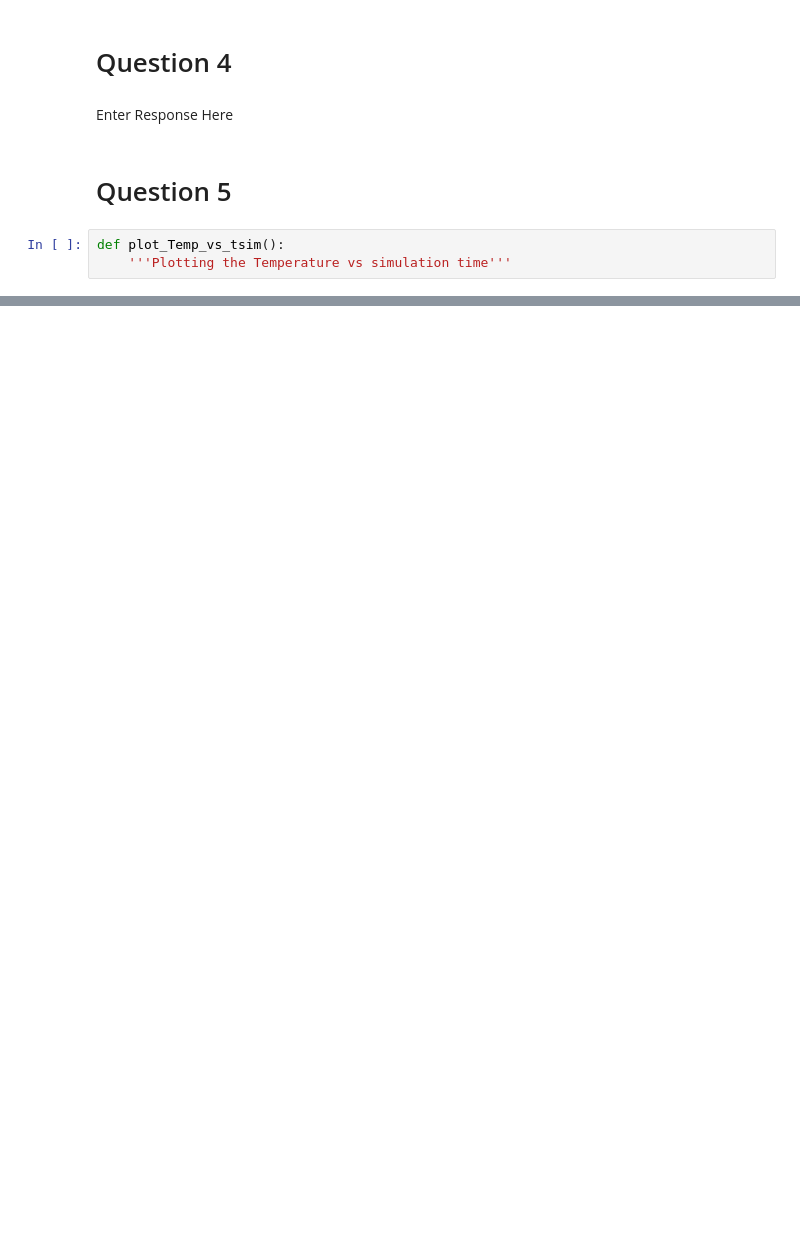
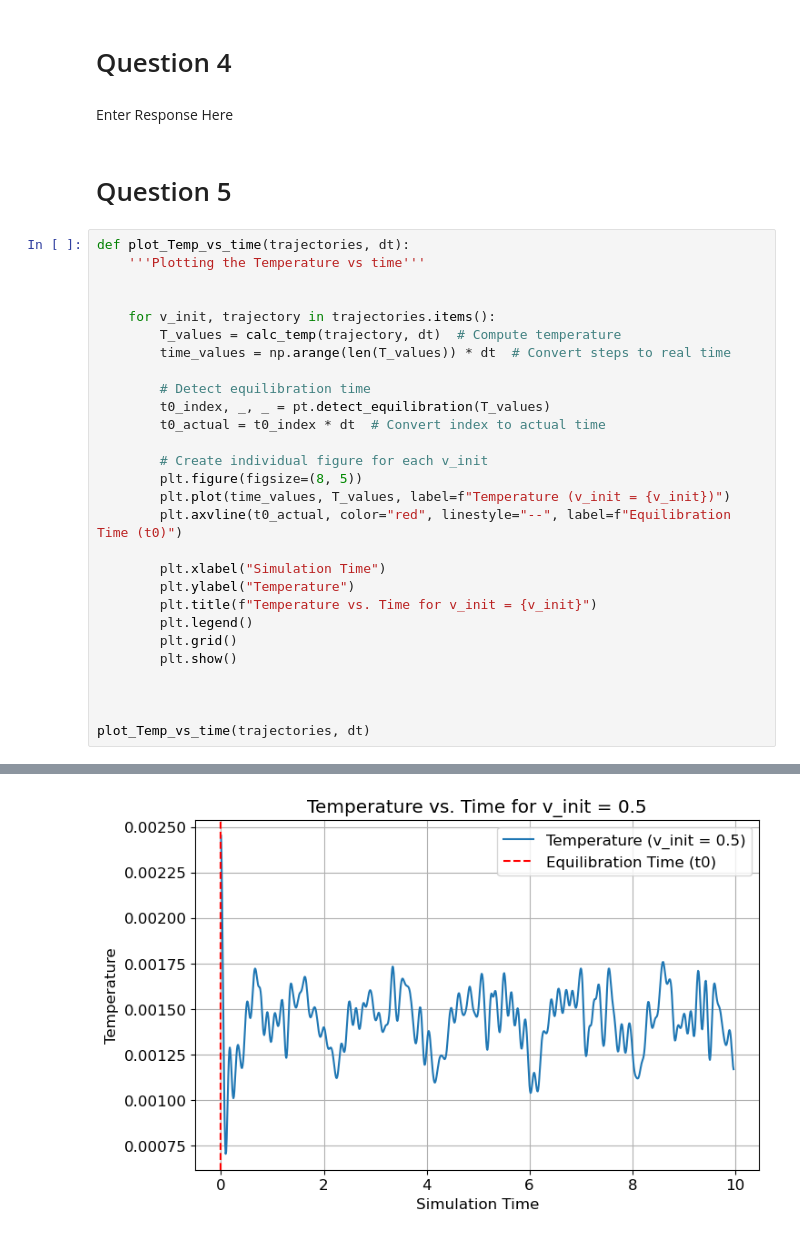
Before and after one commit to MoSpoonRhakib/EID444HW4, a Jupyter notebook: EID444HW4-Mohammed Rhakib.ipynb, the cells around one changed output, grey strips where cells are left out. Saved outputs shown, nothing was run; the diff lists cells and outputs as text; blank space fills up the shorter version.

```diff
--- a/EID444HW4-Mohammed Rhakib.ipynb
+++ b/EID444HW4-Mohammed Rhakib.ipynb
@@ -381,6 +426,32 @@ KeyboardInterrupt:
 Enter Response Here
 # %% [markdown]
 # Question 5
-# %%
-def plot_Temp_vs_tsim():
-    '''Plotting the Temperature vs simulation time'''
+# %%
+def plot_Temp_vs_time(trajectories, dt):
+    '''Plotting the Temperature vs time'''
+
+
+    for v_init, trajectory in trajectories.items():
+        T_values = calc_temp(trajectory, dt)  # Compute temperature
+        time_values = np.arange(len(T_values)) * dt  # Convert steps to real time
+
+        # Detect equilibration time
+        t0_index, _, _ = pt.detect_equilibration(T_values)
+        t0_actual = t0_index * dt  # Convert index to actual time
+
+        # Create individual figure for each v_init
+        plt.figure(figsize=(8, 5))
+        plt.plot(time_values, T_values, label=f"Temperature (v_init = {v_init})")
+        plt.axvline(t0_actual, color="red", linestyle="--", label=f"Equilibration Time (t0)")
+
+        plt.xlabel("Simulation Time")
+        plt.ylabel("Temperature")
+        plt.title(f"Temperature vs. Time for v_init = {v_init}")
+        plt.legend()
+        plt.grid()
+        plt.show()
+
+
+
+plot_Temp_vs_time(trajectories, dt)
+# %% [output]
@@ -386,0 +463 @@ def plot_Temp_vs_tsim():
+[figure, added]
```
Also changed, not shown: parts of 20 cells of this notebook, 1 other file.
